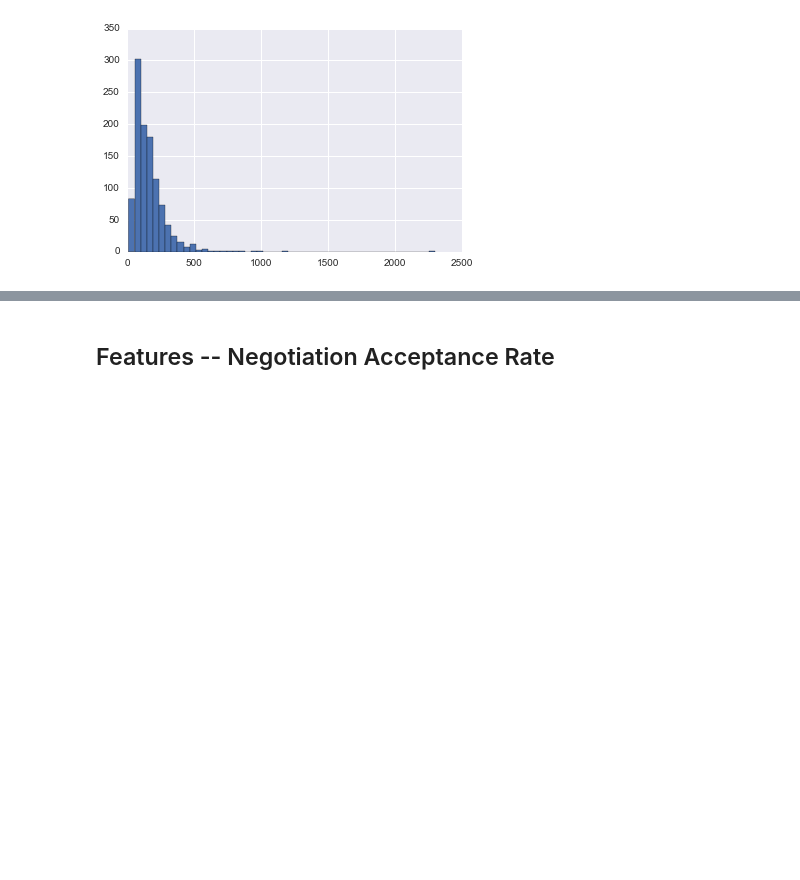
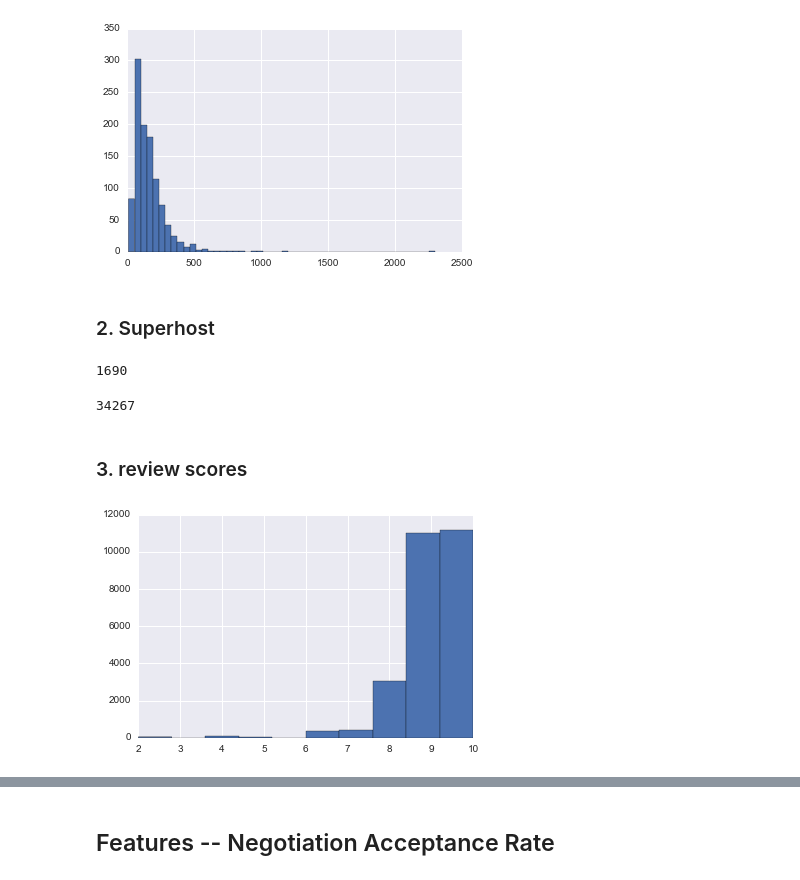
Before and after one commit to DataShackforAirbnb/AirBnbNegotiate, a Jupyter notebook: DataAnalysis/Data Analytics for Final Presentation.ipynb, the cells around one changed output, grey strips where cells are left out. Cells and saved outputs as stored; diff of their text form; code cells hidden in the pictures; blank space fills up the shorter version.

```diff
--- a/DataAnalysis/Data Analytics for Final Presentation.ipynb
+++ b/DataAnalysis/Data Analytics for Final Presentation.ipynb
@@ -431,0 +440,3 @@ plt.hist(price[50:], bins=50)
+# %%
+for i in a[2]:
+    print i.xy[0]
@@ -450,3 +485,21 @@ plt.hist(complete_data.nightly_price, bins = 50)
          2254.2,  2300. ]),
  <a list of 50 Patch objects>)
 [figure]
+# %% [markdown]
+### 2. Superhost
+# %%
+np.sum(complete_listings.host_is_superhost == 't')
+# %% [output]
+1690
+# %%
+len(complete_listings) - 1690
+# %% [output]
+34267
+# %% [markdown]
+### 3. review scores
+# %%
+reviews = [i for i in complete_listings.review_scores_value if not np.isnan(i)]
+# %%
+a = plt.hist(reviews)
+# %% [output]
+[figure, added]
```
Also changed, not shown: parts of 21 cells of this notebook.
